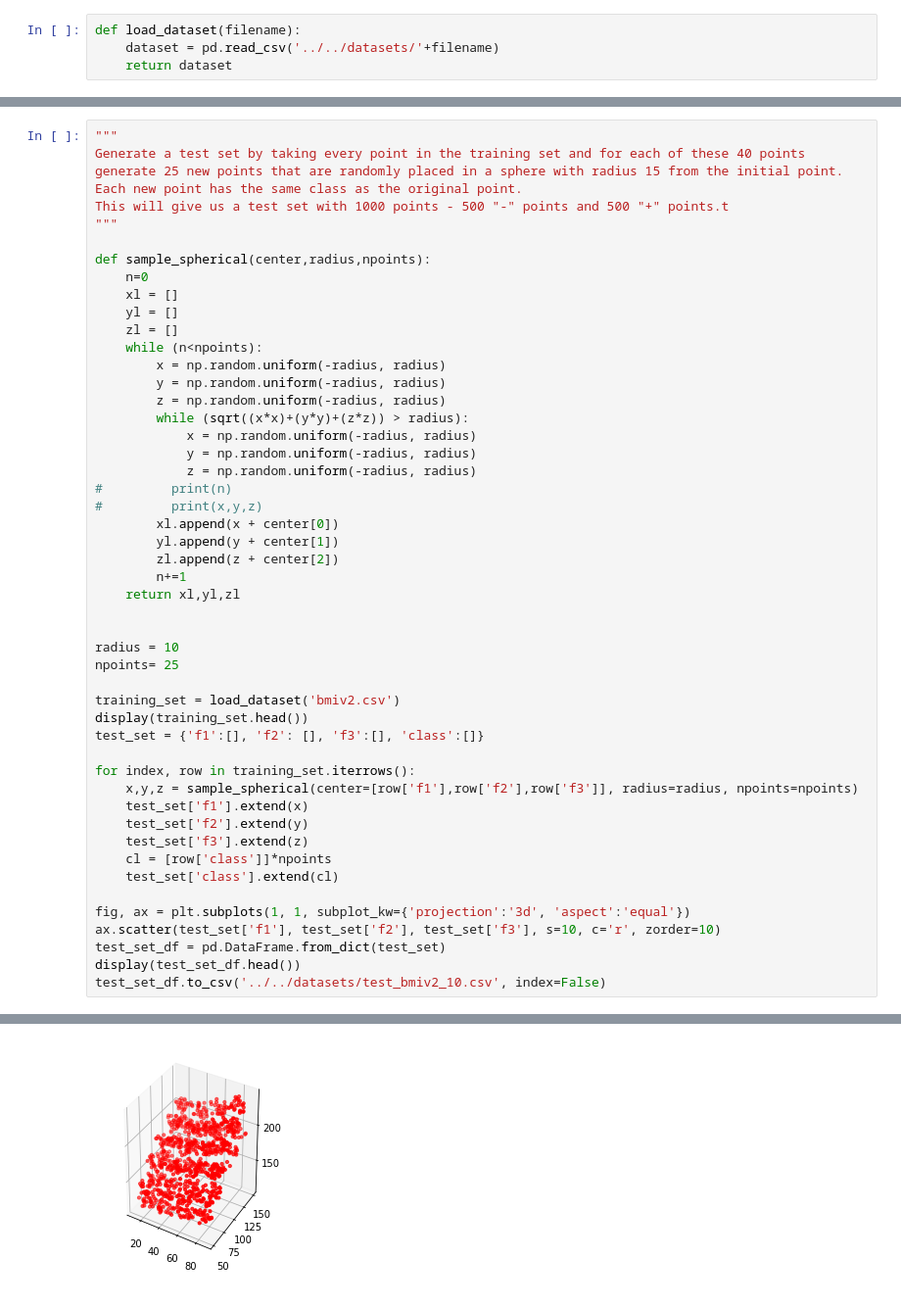
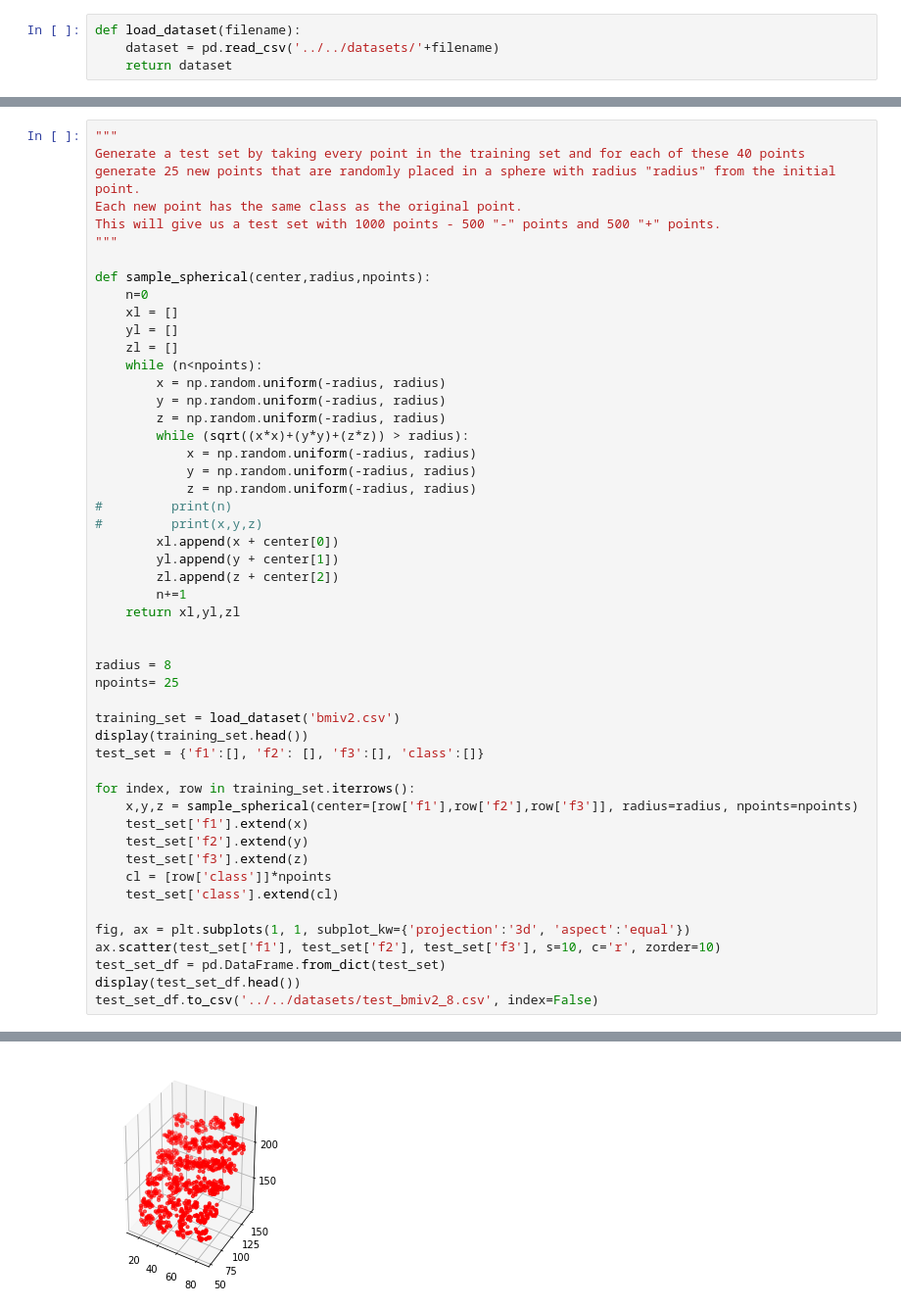
Before and after one commit to egarciamartin/svm_hyperplane_folding, a Jupyter notebook: code/3D/SVM_3D.ipynb, the cells around one changed output, grey strips where cells are left out. Shown at 98% size. Cells and saved outputs as stored; diff of their text form.

```diff
--- a/code/3D/SVM_3D.ipynb
+++ b/code/3D/SVM_3D.ipynb
@@ -705,9 +705,9 @@ def get_nSV_3D(dataset):
 # %%
 """
 Generate a test set by taking every point in the training set and for each of these 40 points
-generate 25 new points that are randomly placed in a sphere with radius 15 from the initial point.
+generate 25 new points that are randomly placed in a sphere with radius "radius" from the initial point.
 Each new point has the same class as the original point.
-This will give us a test set with 1000 points - 500 "-" points and 500 "+" points.t
+This will give us a test set with 1000 points - 500 "-" points and 500 "+" points.
 """
 
 def sample_spherical(center,radius,npoints):
@@ -732,7 +732,7 @@ def sample_spherical(center,radius,npoints):
     return xl,yl,zl
 
 
-radius = 10
+radius = 8
 npoints= 25
 
 training_set = load_dataset('bmiv2.csv')
@@ -751,7 +751,7 @@ fig, ax = plt.subplots(1, 1, subplot_kw={'projection':'3d', 'aspect':'equal'})
 ax.scatter(test_set['f1'], test_set['f2'], test_set['f3'], s=10, c='r', zorder=10)
 test_set_df = pd.DataFrame.from_dict(test_set)
 display(test_set_df.head())
-test_set_df.to_csv('../../datasets/test_bmiv2_10.csv', index=False)
+test_set_df.to_csv('../../datasets/test_bmiv2_8.csv', index=False)
 # %% [output]
 |  | f1 | f2 | f3 | class |
 | 0 | 80 | 60 | 155 | 0 |
@@ -768,4 +768,4 @@ test_set_df.to_csv('../../datasets/test_bmiv2_10.csv', index=False)
-[figure, old version]
+[figure, new version]
 # %%
 # Simulation: Testing
 # Need to do the same rotations that we did for training, and keep track of it.
```
Also changed, not shown: parts of 7 cells of this notebook.
